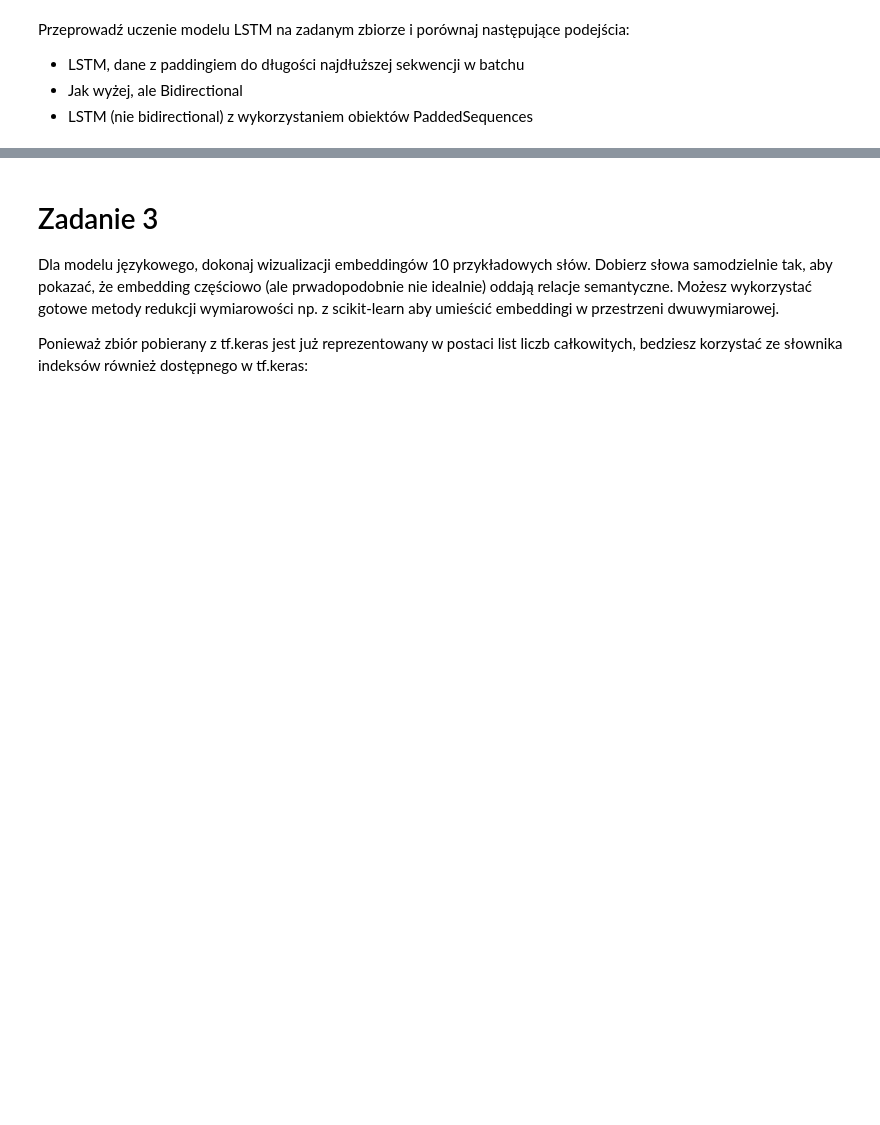
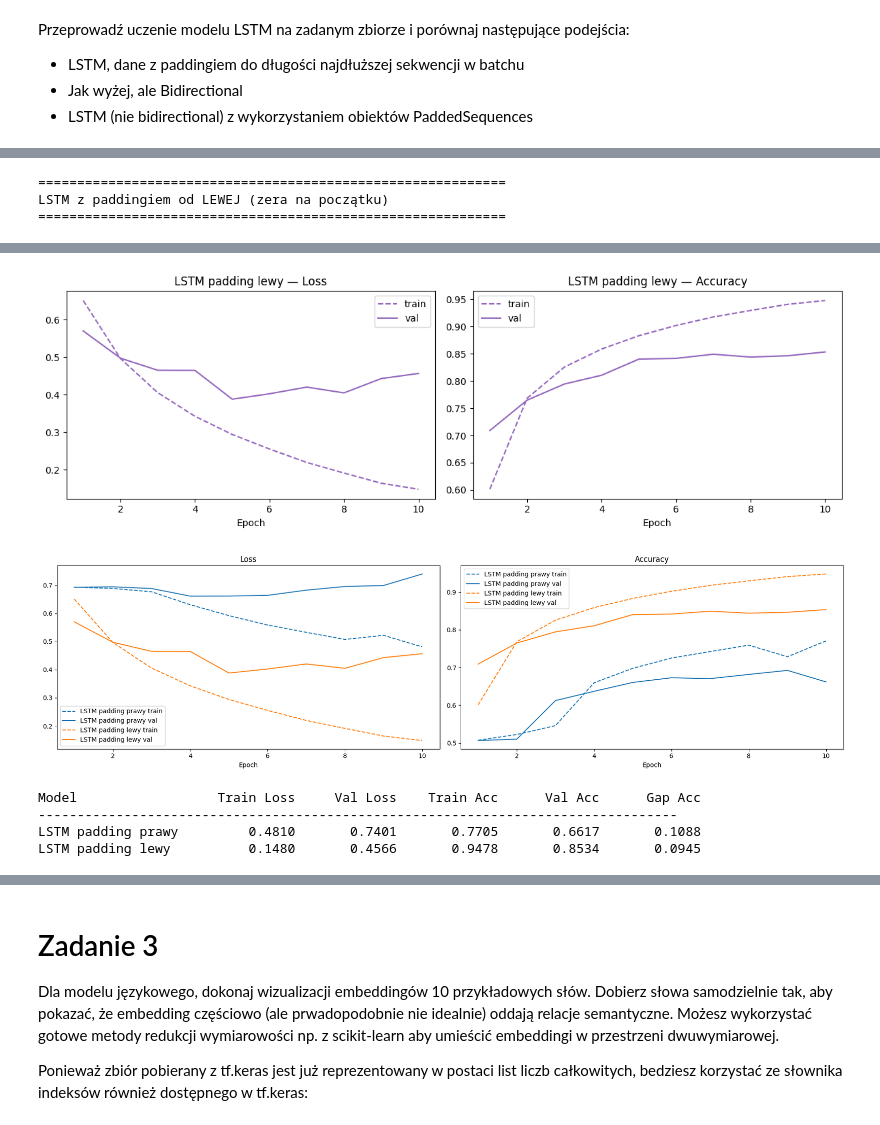
Before and after one commit to mikolaj-olesinski/Deep-Neural-Networks-PWR, a Jupyter notebook: lab9/lab9.ipynb, the cells around one changed output, grey strips where cells are left out. Saved outputs shown, nothing was run; the diff lists cells and outputs as text; code cells hidden in the pictures; blank space fills up the shorter version.

```diff
--- a/lab9/lab9.ipynb
+++ b/lab9/lab9.ipynb
@@ -383 +383,32 @@ Epoch 10/10 | Train loss: 0.4868, acc: 0.7516 | Val loss: 0.8425, acc: 0.6337
 ... (26 outputs left out)
+# %%
+def collate_padded_left(batch):
+    sequences, labels = zip(*batch)
+    sorted_pairs = sorted(zip(sequences, labels), key=lambda x: len(x[0]), reverse=True)
+    sequences, labels = zip(*sorted_pairs)
+
+    max_len = len(sequences[0])
+    padded = torch.zeros(max_len, len(sequences), dtype=torch.long)
+    for i, seq in enumerate(sequences):
+        padded[max_len - len(seq):, i] = seq
+
+    lengths = torch.tensor([len(s) for s in sequences])
+    return padded, lengths, torch.stack(list(labels))
+
+train_padded_left = DataLoader(train_dataset, batch_size=64, shuffle=True,  collate_fn=collate_padded_left)
+test_padded_left  = DataLoader(test_dataset,  batch_size=64, shuffle=False, collate_fn=collate_padded_left)
+
+print("=" * 60)
+print("LSTM z paddingiem od LEWEJ (zera na początku)")
+print("=" * 60)
+model_left = LSTMNet(EMBED_DIM, HIDDEN_SIZE, 1, NUM_CLASSES, embed=True, vocab_size=VOCAB_SIZE)
+h_left = train(model_left, train_padded_left, test_padded_left, epochs=10, packed=False)
+plot_single(h_left, 'LSTM padding lewy', color='tab:purple')
+
+plot_histories([h1, h_left], ['LSTM padding prawy', 'LSTM padding lewy'])
+
+print_summary_table([h1, h_left], ['LSTM padding prawy', 'LSTM padding lewy'])
+# %% [output]
+============================================================
+LSTM z paddingiem od LEWEJ (zera na początku)
+============================================================
@@ -384,3 +425,9 @@ Epoch 10/10 | Train loss: 0.4868, acc: 0.7516 | Val loss: 0.8425, acc: 0.6337
+[figure, added]
+[figure, added]
+Model                  Train Loss     Val Loss    Train Acc      Val Acc      Gap Acc
+----------------------------------------------------------------------------------
+LSTM padding prawy         0.4810       0.7401       0.7705       0.6617       0.1088
+LSTM padding lewy          0.1480       0.4566       0.9478       0.8534       0.0945
 # %%
 from sklearn.model_selection import train_test_split
 
```
Also changed, not shown: parts of 5 cells of this notebook, 1 other file.
